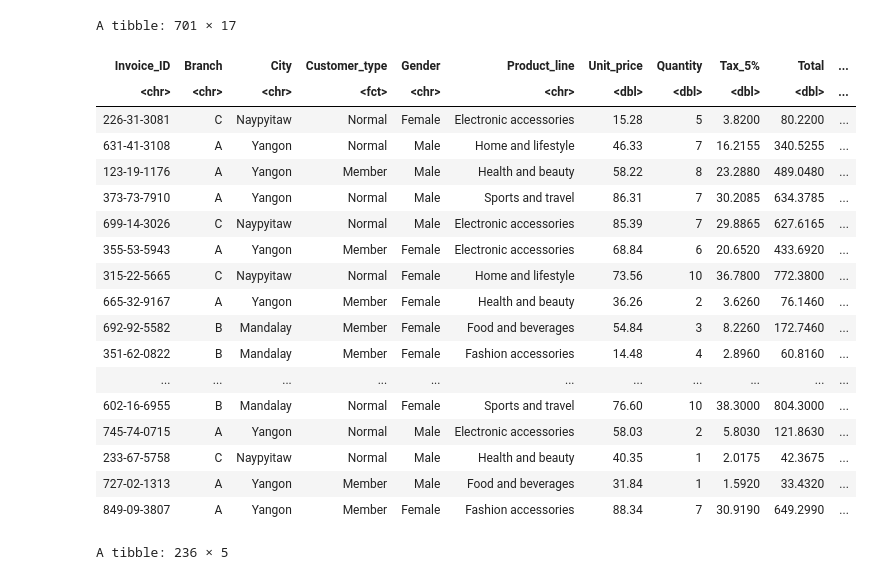
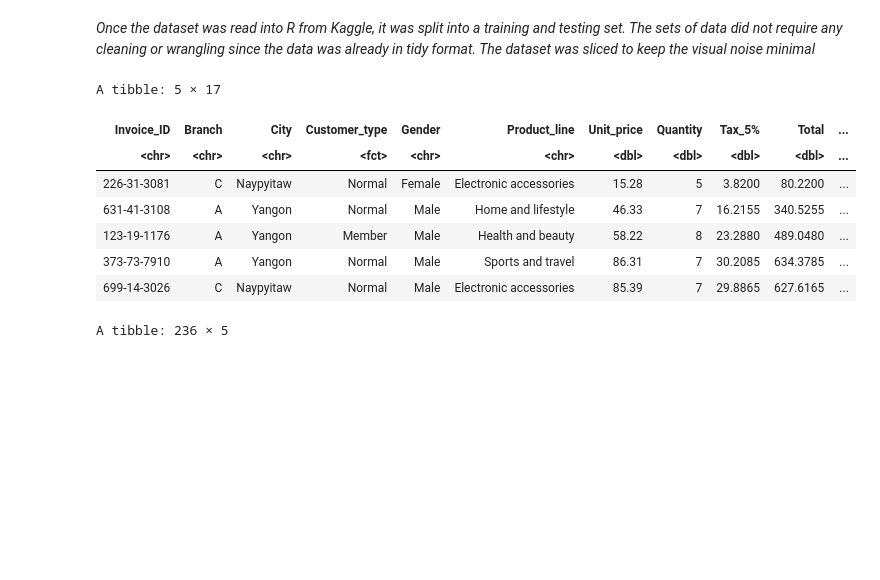
Before and after one commit to rajdhillon27/DSCI-classification-, a Jupyter notebook: DSCI trial.ipynb, the cells around one changed output. Cells and saved outputs as stored; diff of their text form; code cells hidden in the pictures; blank space fills up the shorter version.

Commit message:
Visual Assistance

```diff
--- a/DSCI trial.ipynb
+++ b/DSCI trial.ipynb
@@ -63,30 +75,22 @@ A spec_tbl_df: 10 × 17
+# %% [markdown]
+*Once the dataset was read into R from Kaggle, it was split into a training and testing set. The sets of data did not require any cleaning or wrangling since the data was already in tidy format. The dataset was sliced to keep the visual noise minimal*
 # %%
 set.seed(1)
 supermarket_split <- initial_split(supermarket_sales, prop = 0.70, strata = Customer_type)
 supermarket_train <- training(supermarket_split)
 supermarket_test <- testing(supermarket_split)
 
-supermarket_train
+supermarket_train %>%
+    slice(n = 1:5)
 # %% [output]
-A tibble: 701 × 17
+A tibble: 5 × 17
 | Invoice_ID | Branch | City | Customer_type | Gender | Product_line | Unit_price | Quantity | Tax_5% | Total | ... |
 | <chr> | <chr> | <chr> | <fct> | <chr> | <chr> | <dbl> | <dbl> | <dbl> | <dbl> | ... |
 | 226-31-3081 | C | Naypyitaw | Normal | Female | Electronic accessories | 15.28 | 5 | 3.8200 | 80.2200 | ... |
 | 631-41-3108 | A | Yangon | Normal | Male | Home and lifestyle | 46.33 | 7 | 16.2155 | 340.5255 | ... |
 | 123-19-1176 | A | Yangon | Member | Male | Health and beauty | 58.22 | 8 | 23.2880 | 489.0480 | ... |
 | 373-73-7910 | A | Yangon | Normal | Male | Sports and travel | 86.31 | 7 | 30.2085 | 634.3785 | ... |
 | 699-14-3026 | C | Naypyitaw | Normal | Male | Electronic accessories | 85.39 | 7 | 29.8865 | 627.6165 | ... |
-| 355-53-5943 | A | Yangon | Member | Female | Electronic accessories | 68.84 | 6 | 20.6520 | 433.6920 | ... |
-| 315-22-5665 | C | Naypyitaw | Normal | Female | Home and lifestyle | 73.56 | 10 | 36.7800 | 772.3800 | ... |
-| 665-32-9167 | A | Yangon | Member | Female | Health and beauty | 36.26 | 2 | 3.6260 | 76.1460 | ... |
-| 692-92-5582 | B | Mandalay | Member | Female | Food and beverages | 54.84 | 3 | 8.2260 | 172.7460 | ... |
-| 351-62-0822 | B | Mandalay | Member | Female | Fashion accessories | 14.48 | 4 | 2.8960 | 60.8160 | ... |
-| ... | ... | ... | ... | ... | ... | ... | ... | ... | ... | ... |
-| 602-16-6955 | B | Mandalay | Normal | Female | Sports and travel | 76.60 | 10 | 38.3000 | 804.3000 | ... |
-| 745-74-0715 | A | Yangon | Normal | Male | Electronic accessories | 58.03 | 2 | 5.8030 | 121.8630 | ... |
-| 233-67-5758 | C | Naypyitaw | Normal | Male | Health and beauty | 40.35 | 1 | 2.0175 | 42.3675 | ... |
-| 727-02-1313 | A | Yangon | Member | Male | Food and beverages | 31.84 | 1 | 1.5920 | 33.4320 | ... |
-| 849-09-3807 | A | Yangon | Member | Female | Fashion accessories | 88.34 | 7 | 30.9190 | 649.2990 | ... |
 # %%
 supermarket_data <- supermarket_train%>%
     filter(Branch == 'A')%>%
```
Also changed, not shown: parts of 8 cells of this notebook.
